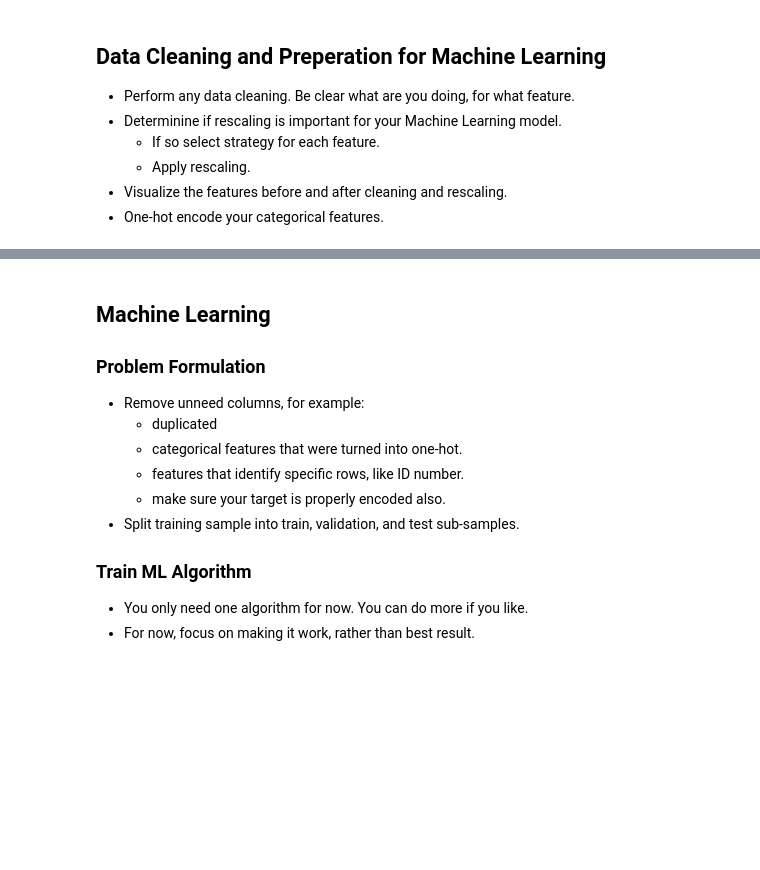
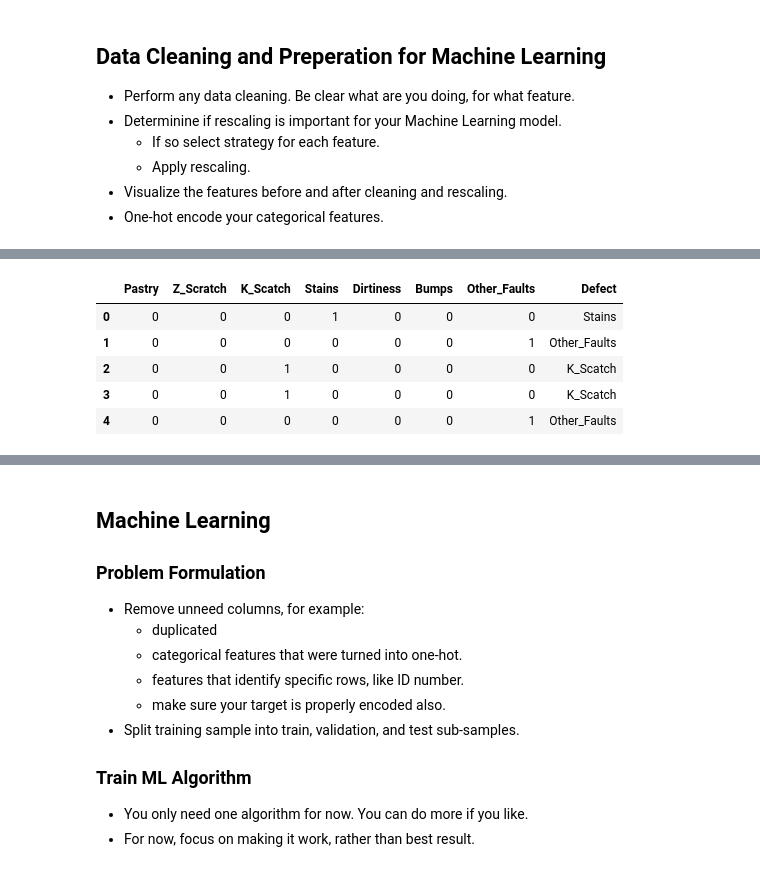
Before and after one commit to reese-quinto/DATA4380_Spring24, a Jupyter notebook: Lectures/Tabular.Kaggle.Project/KaggleTabularDataSubmission.ipynb, the cells around one changed output, grey strips where cells are left out. Saved outputs shown, nothing was run; the diff lists cells and outputs as text; code cells hidden in the pictures; blank space fills up the shorter version.

```diff
--- a/Lectures/Tabular.Kaggle.Project/KaggleTabularDataSubmission.ipynb
+++ b/Lectures/Tabular.Kaggle.Project/KaggleTabularDataSubmission.ipynb
@@ -361,0 +337,13 @@ df.head()
+# %%
+# Create new column called Defect that collapses the seven columns of defect class one hot encoding into a single column.
+df['Defect'] = df[target_cols].idxmax(axis=1)
+
+# Check that it worked
+df[target_cols+['Defect']].head()
+# %% [output]
+|  | Pastry | Z_Scratch | K_Scatch | Stains | Dirtiness | Bumps | Other_Faults | Defect |
+| 0 | 0 | 0 | 0 | 1 | 0 | 0 | 0 | Stains |
+| 1 | 0 | 0 | 0 | 0 | 0 | 0 | 1 | Other_Faults |
+| 2 | 0 | 0 | 1 | 0 | 0 | 0 | 0 | K_Scatch |
+| 3 | 0 | 0 | 1 | 0 | 0 | 0 | 0 | K_Scatch |
+| 4 | 0 | 0 | 0 | 0 | 0 | 0 | 1 | Other_Faults |
```
Also changed, not shown: parts of 14 cells of this notebook.
